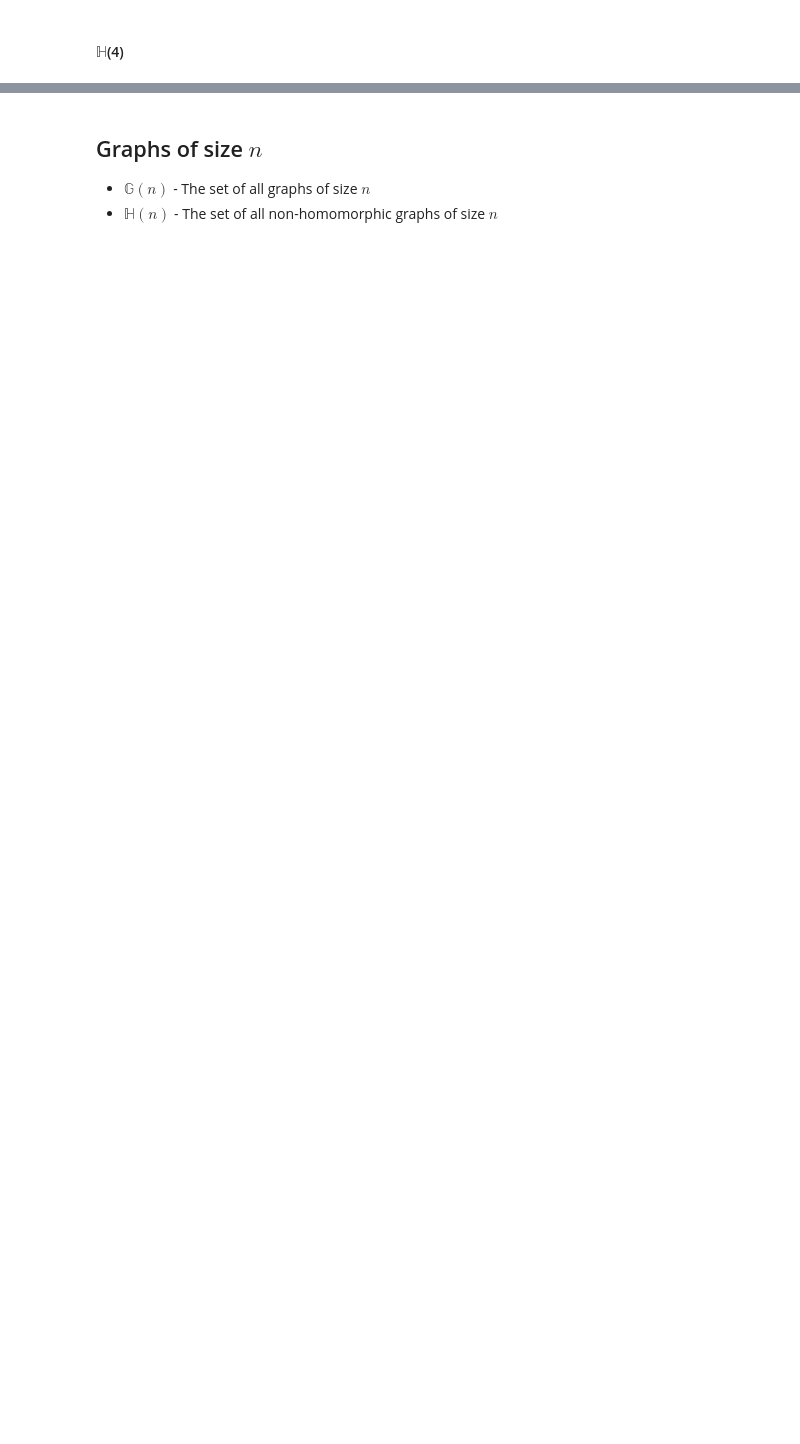
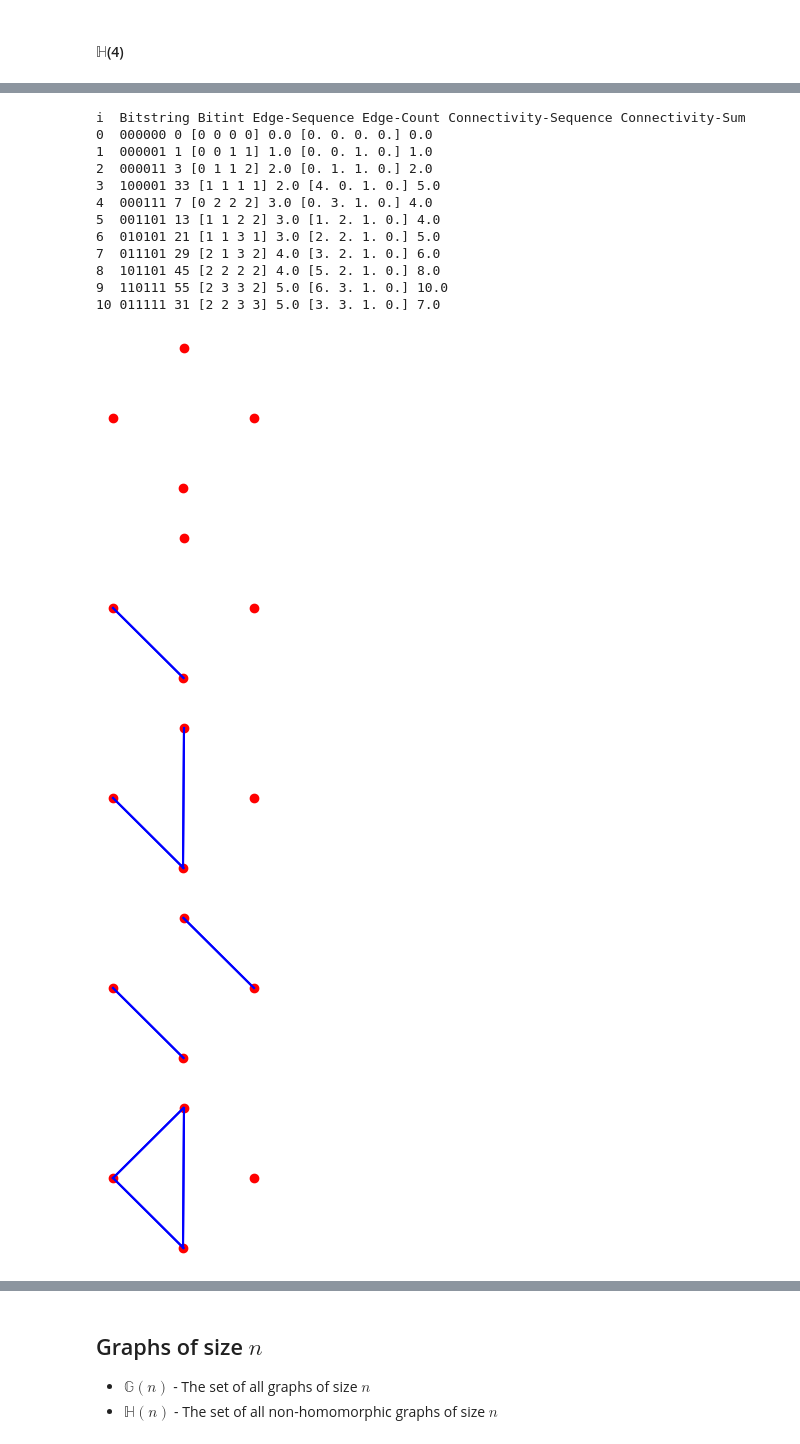
Before and after one commit to orwellian225/Code, a Jupyter notebook: classical/main.ipynb, the cells around one changed output, grey strips where cells are left out. Drawn from its saved outputs; the diff is of its cells as text; code cells hidden in the pictures; blank space fills up the shorter version.

```diff
--- a/classical/main.ipynb
+++ b/classical/main.ipynb
@@ -71,23 +85,2 @@ for i, h in enumerate(H3):
 # %% [markdown]
 #### $\mathbb{H}$(4)
-# %%
-H4 = [
-    Graph(np.zeros((4, 4), dtype=np.uint8)),
-    Graph(np.array([ [0, 1, 0, 0], [1, 0, 0, 0], [0, 0, 0, 0], [0, 0, 0, 0] ], dtype=np.uint8)),
-    Graph(np.array([ [0, 1, 1, 0], [1, 1, 0, 0], [0, 0, 0, 0], [0, 0, 0, 0] ], dtype=np.uint8)),
-    Graph(np.array([ [0, 1, 0, 0], [1, 0, 0, 0], [0, 0, 0, 1], [0, 0, 1, 0] ], dtype=np.uint8)),
-    Graph(np.array([ [0, 1, 0, 1], [1, 0, 1, 0], [0, 1, 0, 0], [1, 0, 0, 0] ], dtype=np.uint8)),
-    Graph(np.array([ [0, 1, 0, 1], [1, 0, 0, 1], [0, 0, 0, 0], [1, 1, 0, 0] ], dtype=np.uint8)),
-    Graph(np.array([ [0, 1, 1, 1], [1, 0, 0, 0], [1, 0, 0, 0], [1, 0, 0, 0] ], dtype=np.uint8)),
-    Graph(np.array([ [0, 1, 0, 1], [1, 0, 1, 1], [0, 1, 0, 0], [1, 1, 0, 0] ], dtype=np.uint8)),
-    Graph(np.array([ [0, 1, 0, 1], [1, 0, 1, 0], [0, 1, 0, 1], [1, 0, 1, 0] ], dtype=np.uint8)),
-    Graph(np.array([ [0, 1, 1, 1], [1, 0, 0, 1], [1, 0, 0, 1], [1, 1, 1, 0] ], dtype=np.uint8)),
-    Graph(np.ones((4, 4), dtype=np.uint8))
-]
-
-print("i", "Bitstring", "Bitint", "Edge-Sequence" ,"Edge-Count", "Connectivity-Sequence", "Connectivity-Sum")
-for i, h in enumerate(H4):
-    print(i, h.to_bitstring(), h.to_bitint(), h.get_edge_sequence(), h.get_edge_count(), h.get_connectivity_sequence(), np.sum(h.get_connectivity_sequence()))
-
-for h in H4:
-    h.plot_graph(vertex_labels=False)
@@ -117,0 +87,39 @@ i Bitstring Bitint Edge-Sequence Edge-Count Connectivity-Sequence Connectivity-S
+# %%
+H4 = [
+    Graph(Graph.bitstring_to_adjacency_matrix("000000")),
+    Graph(Graph.bitstring_to_adjacency_matrix("000001")),
+    Graph(Graph.bitstring_to_adjacency_matrix("000011")),
+    Graph(Graph.bitstring_to_adjacency_matrix("100001")),
+    Graph(Graph.bitstring_to_adjacency_matrix("000111")),
+    Graph(Graph.bitstring_to_adjacency_matrix("001101")),
+    Graph(Graph.bitstring_to_adjacency_matrix("010101")),
+    Graph(Graph.bitstring_to_adjacency_matrix("011101")),
+    Graph(Graph.bitstring_to_adjacency_matrix("101101")),
+    Graph(Graph.bitstring_to_adjacency_matrix("110111")),
+    Graph(Graph.bitstring_to_adjacency_matrix("011111")),
+]
+
+print("i ", "Bitstring", "Bitint", "Edge-Sequence" ,"Edge-Count", "Connectivity-Sequence", "Connectivity-Sum")
+for i, h in enumerate(H4):
+    print(f"{i: <2}", h.to_bitstring(), h.to_bitint(), h.get_edge_sequence(), h.get_edge_count(), h.get_connectivity_sequence(), np.sum(h.get_connectivity_sequence()))
+
+for h in H4:
+    h.plot_graph()
+# %% [output]
+i  Bitstring Bitint Edge-Sequence Edge-Count Connectivity-Sequence Connectivity-Sum
+0  000000 0 [0 0 0 0] 0.0 [0. 0. 0. 0.] 0.0
+1  000001 1 [0 0 1 1] 1.0 [0. 0. 1. 0.] 1.0
+2  000011 3 [0 1 1 2] 2.0 [0. 1. 1. 0.] 2.0
+3  100001 33 [1 1 1 1] 2.0 [4. 0. 1. 0.] 5.0
+4  000111 7 [0 2 2 2] 3.0 [0. 3. 1. 0.] 4.0
+5  001101 13 [1 1 2 2] 3.0 [1. 2. 1. 0.] 4.0
+6  010101 21 [1 1 3 1] 3.0 [2. 2. 1. 0.] 5.0
+7  011101 29 [2 1 3 2] 4.0 [3. 2. 1. 0.] 6.0
+8  101101 45 [2 2 2 2] 4.0 [5. 2. 1. 0.] 8.0
+9  110111 55 [2 3 3 2] 5.0 [6. 3. 1. 0.] 10.0
+10 011111 31 [2 2 3 3] 5.0 [3. 3. 1. 0.] 7.0
+[figure, added]
+[figure, added]
+[figure, added]
+[figure, added]
+[figure, added]
```
Also changed, not shown: parts of 17 cells of this notebook.
